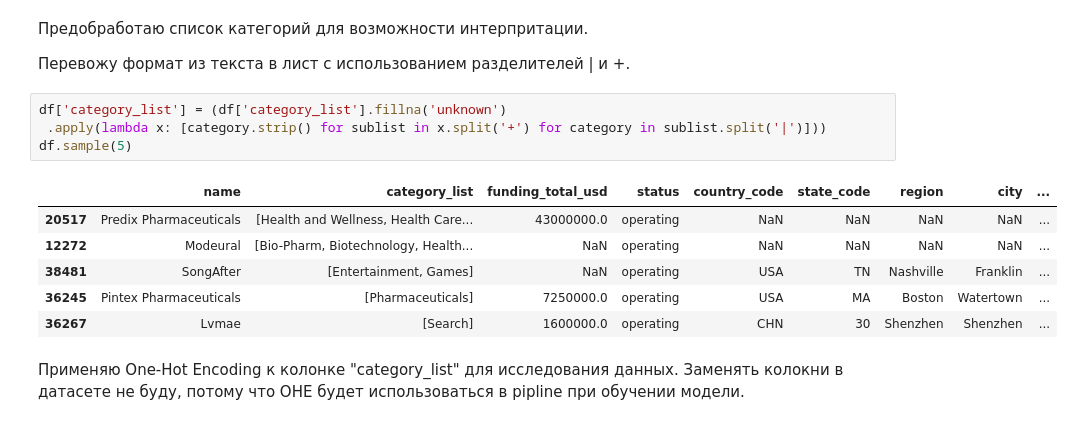
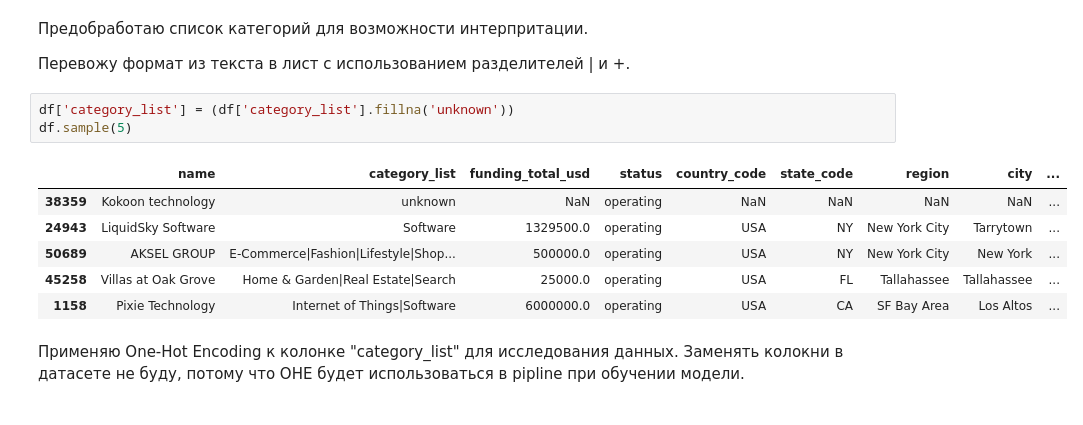
Before and after one commit to FedorSafonov/Predicting-the-success-of-startups, a Jupyter notebook: test.ipynb, the cells around one changed output. Saved outputs shown, nothing was run; the diff lists cells and outputs as text.

```diff
--- a/test.ipynb
+++ b/test.ipynb
@@ -287,15 +335,14 @@ con_data
 
 Перевожу формат из текста в лист с использованием разделителей | и +.
 # %%
-df['category_list'] = (df['category_list'].fillna('unknown')
- .apply(lambda x: [category.strip() for sublist in x.split('+') for category in sublist.split('|')]))
+df['category_list'] = (df['category_list'].fillna('unknown'))
 df.sample(5)
 # %% [output]
 |  | name | category_list | funding_total_usd | status | country_code | state_code | region | city | ... |
-| 20517 | Predix Pharmaceuticals | [Health and Wellness, Health Care... | 43000000.0 | operating | NaN | NaN | NaN | NaN | ... |
-| 12272 | Modeural | [Bio-Pharm, Biotechnology, Health... | NaN | operating | NaN | NaN | NaN | NaN | ... |
-| 38481 | SongAfter | [Entertainment, Games] | NaN | operating | USA | TN | Nashville | Franklin | ... |
-| 36245 | Pintex Pharmaceuticals | [Pharmaceuticals] | 7250000.0 | operating | USA | MA | Boston | Watertown | ... |
-| 36267 | Lvmae | [Search] | 1600000.0 | operating | CHN | 30 | Shenzhen | Shenzhen | ... |
+| 38359 | Kokoon technology | unknown | NaN | operating | NaN | NaN | NaN | NaN | ... |
+| 24943 | LiquidSky Software | Software | 1329500.0 | operating | USA | NY | New York City | Tarrytown | ... |
+| 50689 | AKSEL GROUP | E-Commerce|Fashion|Lifestyle|Shop... | 500000.0 | operating | USA | NY | New York City | New York | ... |
+| 45258 | Villas at Oak Grove | Home & Garden|Real Estate|Search | 25000.0 | operating | USA | FL | Tallahassee | Tallahassee | ... |
+| 1158 | Pixie Technology | Internet of Things|Software | 6000000.0 | operating | USA | CA | SF Bay Area | Los Altos | ... |
 # %% [markdown]
 Применяю One-Hot Encoding к колонке "category_list" для исследования данных. Заменять колокни в датасете не буду, потому что OHE будет использоваться в pipline при обучении модели.
```
Also changed, not shown: parts of 47 cells of this notebook, 7 other files.
